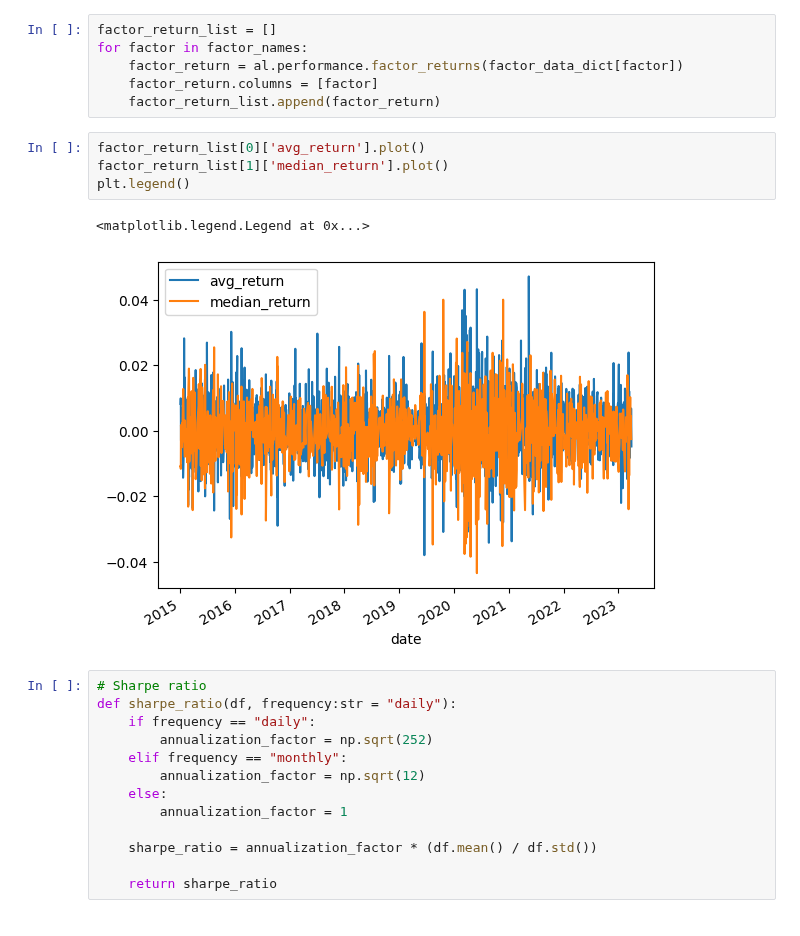
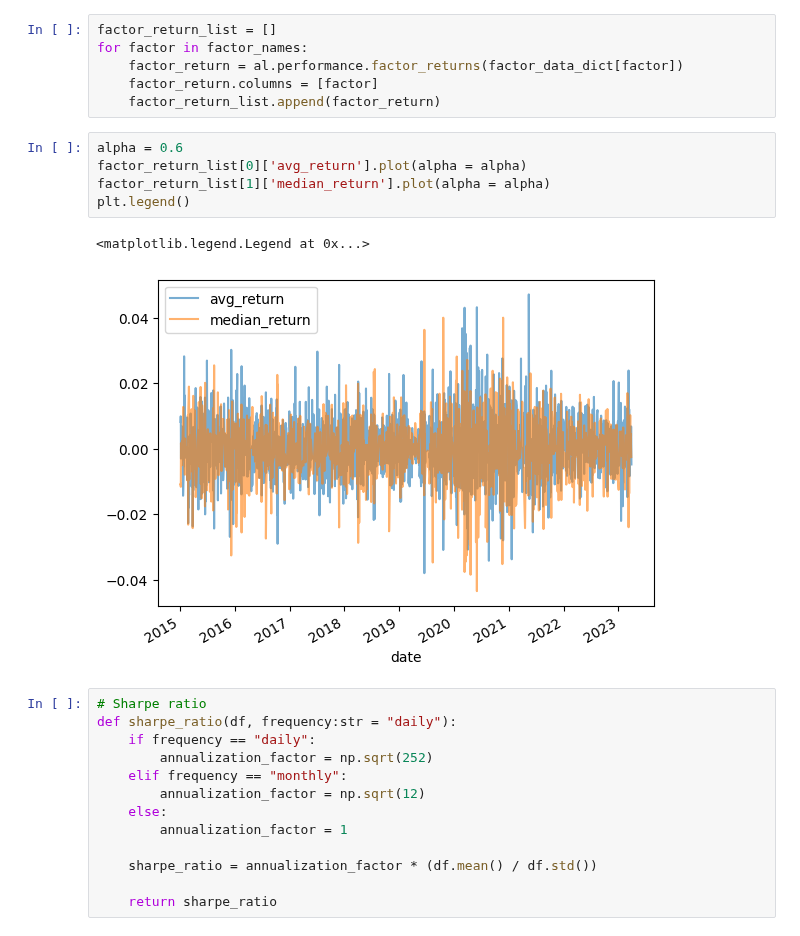
Before and after one commit to pasinsiri/quant-investment, a Jupyter notebook: alpha_factor.ipynb, the cells around one changed output. Saved outputs shown, nothing was run; the diff lists cells and outputs as text.

Commit message:
adjust alpha plot

```diff
--- a/alpha_factor.ipynb
+++ b/alpha_factor.ipynb
@@ -486,12 +486,13 @@ for factor in factor_names:
     factor_return.columns = [factor]
     factor_return_list.append(factor_return)
 # %%
-factor_return_list[0]['avg_return'].plot()
-factor_return_list[1]['median_return'].plot()
+alpha = 0.6
+factor_return_list[0]['avg_return'].plot(alpha = alpha)
+factor_return_list[1]['median_return'].plot(alpha = alpha)
 plt.legend()
 # %% [output]
 <matplotlib.legend.Legend at 0x...>
-[figure, old version]
+[figure, new version]
 # %%
 # Sharpe ratio
 def sharpe_ratio(df, frequency:str = "daily"):
```
